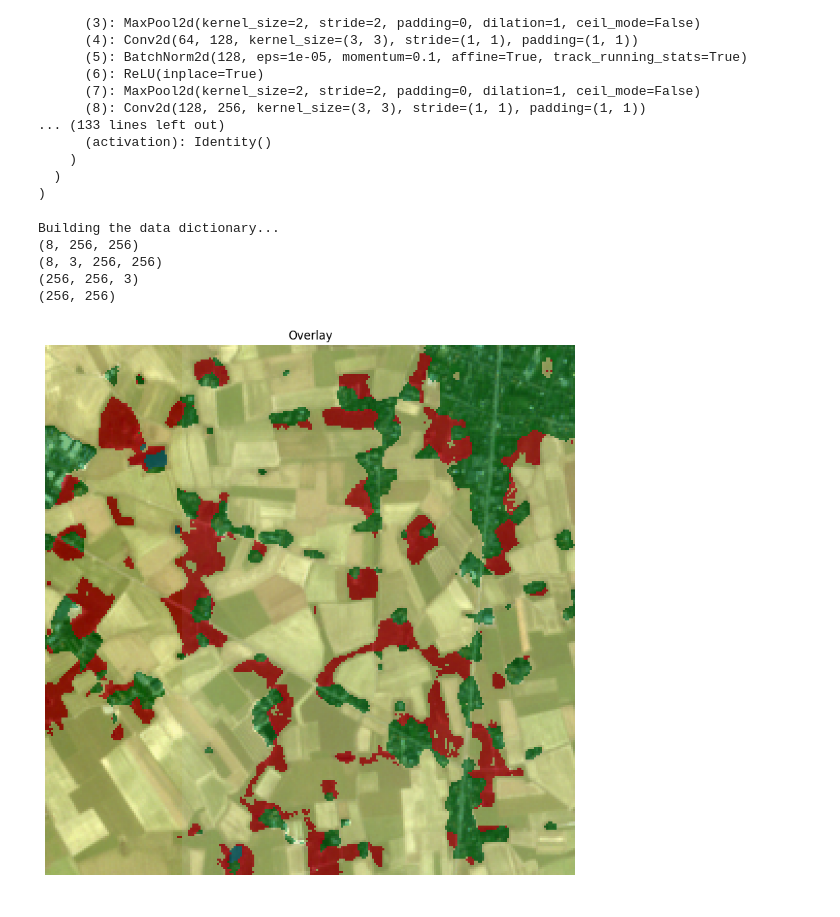
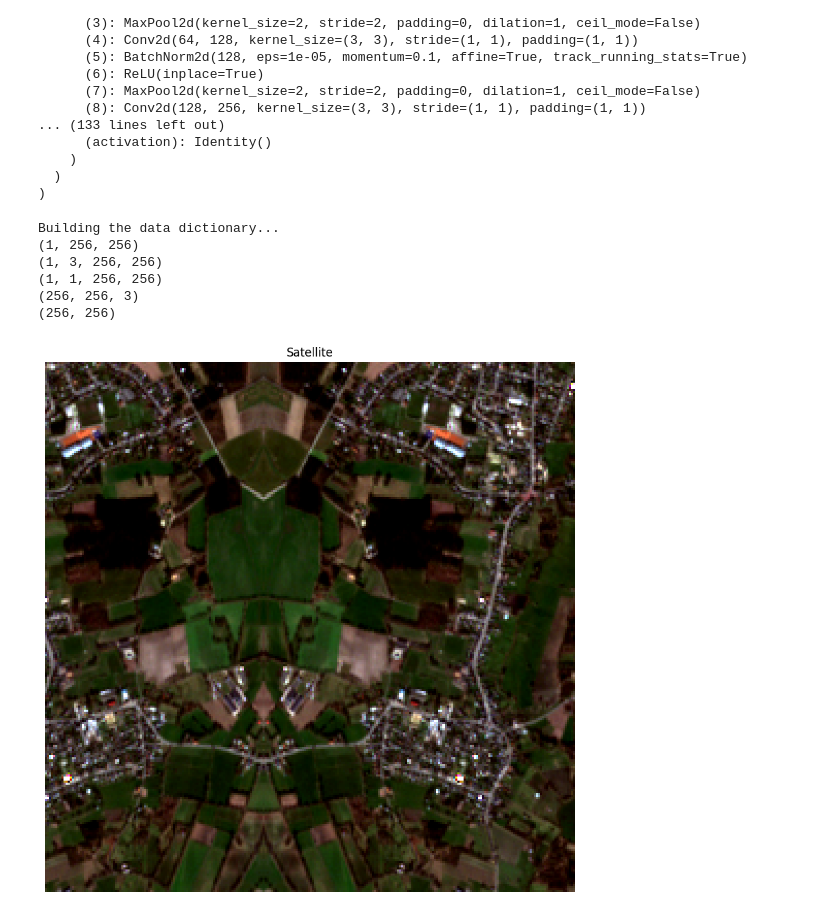
Before and after one commit to limingshi1994/geoinformed_clean, a Jupyter notebook: notebooks/result_overlay.ipynb, the cells around one changed output. Cells and saved outputs as stored; diff of their text form; code cells hidden in the pictures.

Commit message:
visualizations

```diff
--- a/notebooks/result_overlay.ipynb
+++ b/notebooks/result_overlay.ipynb
@@ -48,7 +56,7 @@ Unet(
 norm_hi = np.array(norm_hi)
 norm_lo = np.array(norm_lo)
 vroot_dir = '../downloads_230703'
-vkaartbladen = ['28']
+vkaartbladen = ['17']
 vyears = ['2022']
 vmonths = ['03']
 vpatch_size = 256
@@ -69,8 +77,8 @@ val_dataset = SatteliteEvalDataset(
     )
 val_dataloader = torch.utils.data.DataLoader(
     val_dataset,
-    batch_size=8,
-    num_workers=4,
+    batch_size=1,
+    num_workers=0,
     shuffle=True
 )
 
@@ -78,11 +86,20 @@ val_dataloader = torch.utils.data.DataLoader(
 
 
 # Function to display images
-def display_images(input_image, prediction, alpha=0.5):
+def display_image(input_image, title="Satellite"):
     fig, ax = plt.subplots(1, 1, figsize=(10, 10))
 
     # Show the input image
-    ax.imshow(input_image, cmap='gray')
+    ax.imshow(input_image)
+    ax.set_title(title)
+    ax.axis('off')
+    plt.show()
+
+
+def display_raster(input_image, title="GT"):
+    fig, ax = plt.subplots(1, 1, figsize=(10, 10))
+
+    # Show the input image
 
     cmap = mcolors.ListedColormap(
         [
@@ -94,42 +111,84 @@ def display_images(input_image, prediction, alpha=0.5):
     )
 
     # Show the prediction map overlay with transparency set by alpha
+    ax.imshow(input_image, cmap=cmap)
+
+    ax.set_title(title)
+    ax.axis('off')
+    plt.show()
+
+
+
+def display_overlay(input_image, prediction, alpha=0.5, title="Overlay"):
+    fig, ax = plt.subplots(1, 1, figsize=(10, 10))
+
+    # Show the input image
+    ax.imshow(input_image, cmap='gray')
+
+    cmap = mcolors.ListedColormap(
+        [
+            '#f2f07e',  # Coastal Dune Habitats
+            '#FF0000',  # Cultivated Land
+            '#00FF00',  # Grassland
+            '#0000FF',  # Heathland
+            '#FFFF00',  # Inland Marshes
+            '#00FFFF',  # Marine Habitats
+            '#FF00FF',  # Pioneer Vegetation
+            '#C0C0C0',  # Undefined (small things like roads)
+            '#808080',  # Small Non-Wooded Landscape
+            '#800000',  # Small Wooded Landscape
+            '#808000',  # Unknown
+            '#008000',  # Urban Areas
+            '#800080',  # Water Bodies
+            '#008080'   # Woodland and Shrub
+        ]
+    )
+
+    # Show the prediction map overlay with transparency set by alpha
     ax.imshow(prediction, cmap=cmap, alpha=alpha)
 
-    ax.set_title('Overlay')
+    ax.set_title(title)
     ax.axis('off')
     plt.show()
 
 # Get a sample batch from your dataloader
 for i, sample in enumerate(val_dataloader):
     sat = sample['sat']
     gt = sample['gt']
     valid_mask = sample["valid_mask"]
     inputs, labels = sat.cuda(), gt.cuda()  # Move to GPU if available
 
     # Forward pass
     outputs = model(inputs)
     outputs = torch.softmax(outputs, dim=1)
     predicted = torch.argmax(outputs, dim=1)
 
     prediction_map = predicted.detach().cpu().numpy()  # Modify this line as needed
     print(prediction_map.shape)
     input_image = inputs.detach().cpu().numpy()  # Modify this line as needed
     print(input_image.shape)
+    labels = labels.detach().cpu().numpy()
+    print(labels.shape)
+
     # Display overlay
-    input_image_0 = np.transpose(input_image[0], (1, 2, 0))
-    prediction_0 = prediction_map[0]
+    index = 0
+    input_image_0 = np.transpose(input_image[index], (1, 2, 0))
+    prediction_0 = prediction_map[index]
+    labels_0 = np.transpose(labels[index], (1, 2, 0))
     print(input_image_0.shape)
     print(prediction_0.shape)
-
-    display_images(input_image_0, prediction_0, alpha=0.5)
+    display_image(input_image_0, title="Satellite")
+    display_raster(prediction_0, title="Prediction")
+    display_raster(labels_0, title="Ground Truth")
+    display_overlay(input_image_0, prediction_0, alpha=0.5, title="Overlay")
 
     if i == 0:  # Stop after the first batch for demonstration
         break
 # %% [output]
 Building the data dictionary...
-(8, 256, 256)
-(8, 3, 256, 256)
+(1, 256, 256)
+(1, 3, 256, 256)
+(1, 1, 256, 256)
 (256, 256, 3)
 (256, 256)
-[figure, old version]
+[figure, new version]
```
Also changed, not shown: parts of 4 cells of this notebook, 6 other files.
